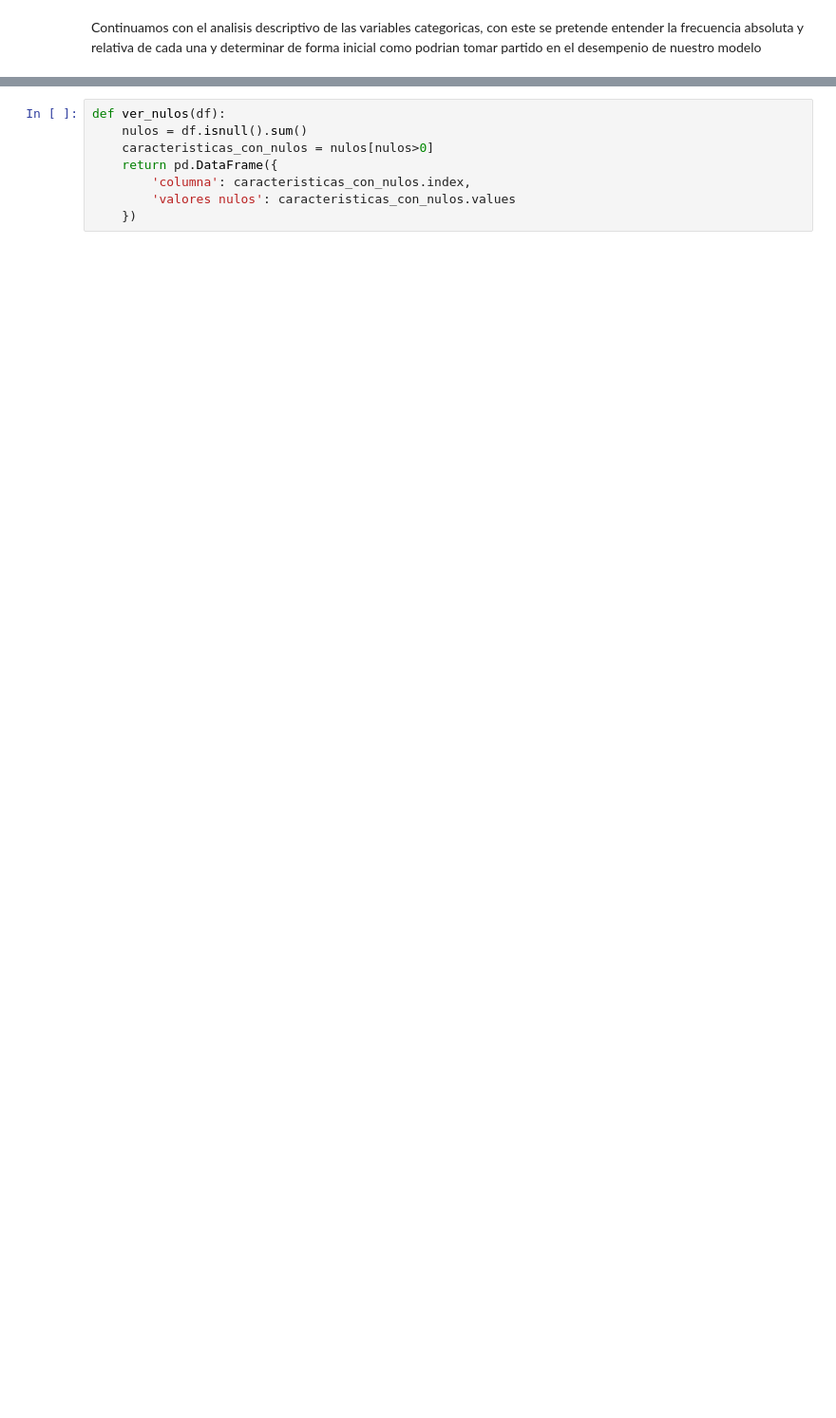
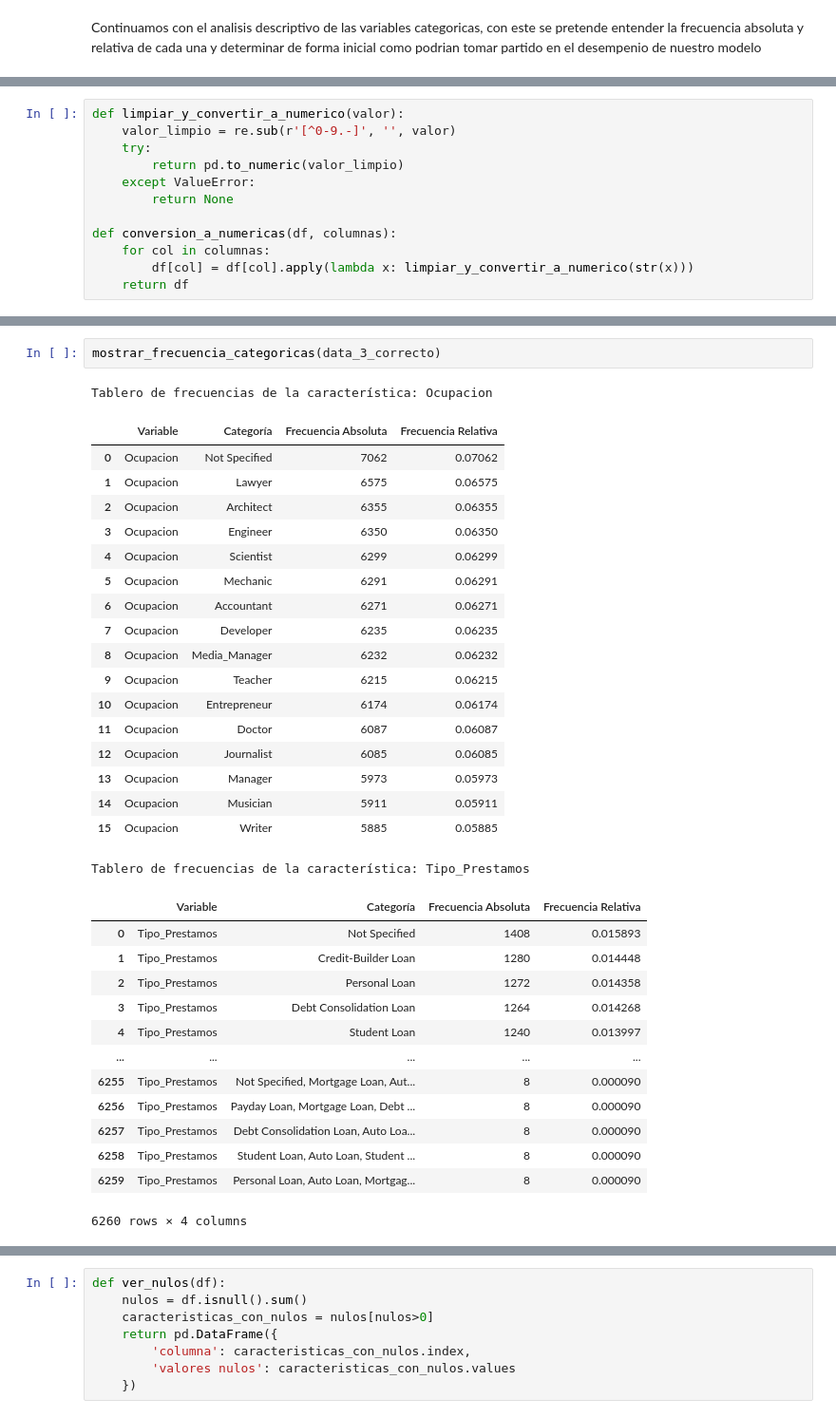
Before and after one commit to felipetryt12/Proyecto-Clasificacion-de-Score-Crediticio, a Jupyter notebook: PROYECTO/src/explore.ipynb, the cells around one changed output, grey strips where cells are left out. Shown at 95% size. Drawn from its saved outputs; the diff is of its cells as text; blank space fills up the shorter version.

```diff
--- a/PROYECTO/src/explore.ipynb
+++ b/PROYECTO/src/explore.ipynb
@@ -529,0 +639,12 @@ KeyError: "['Categoria'] not in index"
+# %%
+def limpiar_y_convertir_a_numerico(valor):
+    valor_limpio = re.sub(r'[^0-9.-]', '', valor)
+    try:
+        return pd.to_numeric(valor_limpio)
+    except ValueError:
+        return None
+
+def conversion_a_numericas(df, columnas):
+    for col in columnas:
+        df[col] = df[col].apply(lambda x: limpiar_y_convertir_a_numerico(str(x)))
+    return df
@@ -529,0 +706,35 @@ KeyError: "['Categoria'] not in index"
+# %%
+mostrar_frecuencia_categoricas(data_3_correcto)
+# %% [output]
+Tablero de frecuencias de la característica: Ocupacion
+|  | Variable | Categoría | Frecuencia Absoluta | Frecuencia Relativa |
+| 0 | Ocupacion | Not Specified | 7062 | 0.07062 |
+| 1 | Ocupacion | Lawyer | 6575 | 0.06575 |
+| 2 | Ocupacion | Architect | 6355 | 0.06355 |
+| 3 | Ocupacion | Engineer | 6350 | 0.06350 |
+| 4 | Ocupacion | Scientist | 6299 | 0.06299 |
+| 5 | Ocupacion | Mechanic | 6291 | 0.06291 |
+| 6 | Ocupacion | Accountant | 6271 | 0.06271 |
+| 7 | Ocupacion | Developer | 6235 | 0.06235 |
+| 8 | Ocupacion | Media_Manager | 6232 | 0.06232 |
+| 9 | Ocupacion | Teacher | 6215 | 0.06215 |
+| 10 | Ocupacion | Entrepreneur | 6174 | 0.06174 |
+| 11 | Ocupacion | Doctor | 6087 | 0.06087 |
+| 12 | Ocupacion | Journalist | 6085 | 0.06085 |
+| 13 | Ocupacion | Manager | 5973 | 0.05973 |
+| 14 | Ocupacion | Musician | 5911 | 0.05911 |
+| 15 | Ocupacion | Writer | 5885 | 0.05885 |
+Tablero de frecuencias de la característica: Tipo_Prestamos
+|  | Variable | Categoría | Frecuencia Absoluta | Frecuencia Relativa |
+| 0 | Tipo_Prestamos | Not Specified | 1408 | 0.015893 |
+| 1 | Tipo_Prestamos | Credit-Builder Loan | 1280 | 0.014448 |
+| 2 | Tipo_Prestamos | Personal Loan | 1272 | 0.014358 |
+| 3 | Tipo_Prestamos | Debt Consolidation Loan | 1264 | 0.014268 |
+| 4 | Tipo_Prestamos | Student Loan | 1240 | 0.013997 |
+| ... | ... | ... | ... | ... |
+| 6255 | Tipo_Prestamos | Not Specified, Mortgage Loan, Aut... | 8 | 0.000090 |
+| 6256 | Tipo_Prestamos | Payday Loan, Mortgage Loan, Debt ... | 8 | 0.000090 |
+| 6257 | Tipo_Prestamos | Debt Consolidation Loan, Auto Loa... | 8 | 0.000090 |
+| 6258 | Tipo_Prestamos | Student Loan, Auto Loan, Student ... | 8 | 0.000090 |
+| 6259 | Tipo_Prestamos | Personal Loan, Auto Loan, Mortgag... | 8 | 0.000090 |
+6260 rows × 4 columns
```
Also changed, not shown: parts of 58 cells of this notebook, 1 other file.
